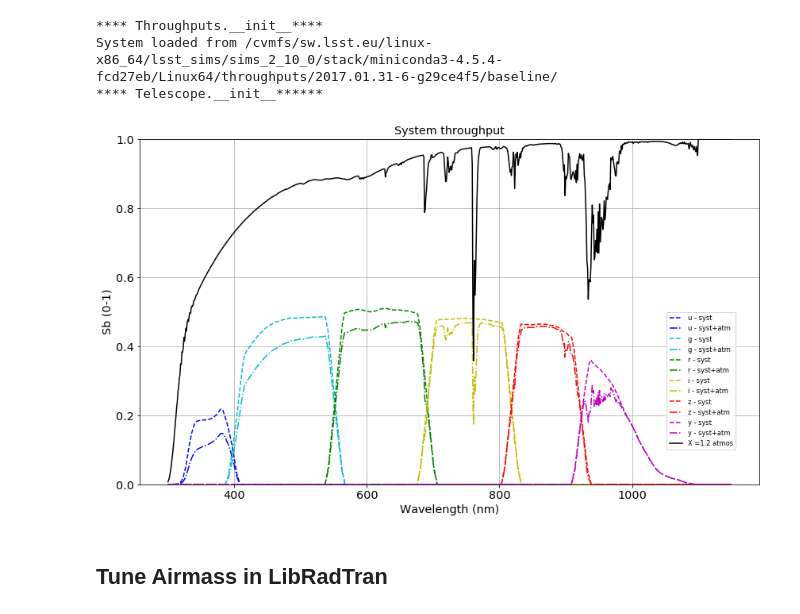
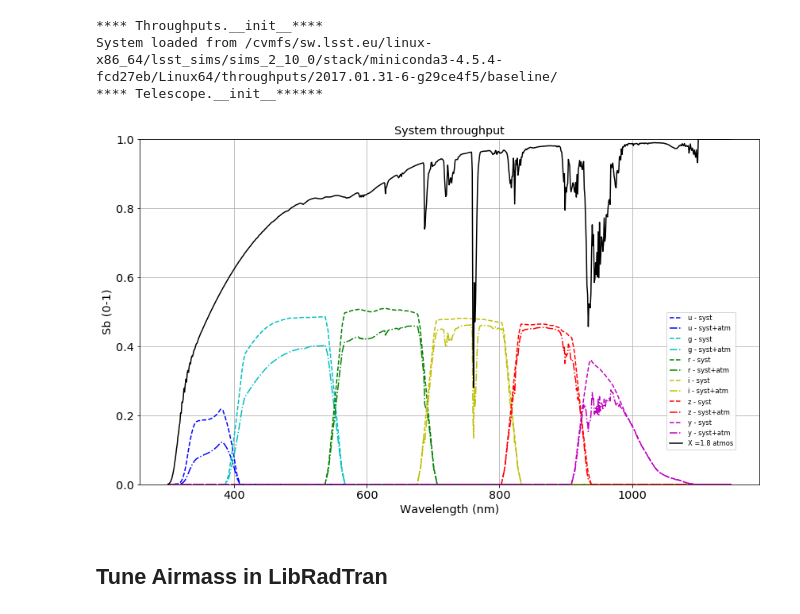
Before and after one commit to LSSTDESC/ModtranLibRadTranComp, a Jupyter notebook: CompareMTRTAtmosphericMagnitudes_o2_zscan.ipynb, the cells around one changed output. Cells and saved outputs as stored; diff of their text form; code cells hidden in the pictures.

Commit message:
update plots on z vs z

```diff
--- a/CompareMTRTAtmosphericMagnitudes_o2_zscan.ipynb
+++ b/CompareMTRTAtmosphericMagnitudes_o2_zscan.ipynb
@@ -231,7 +231,7 @@ all_airmasses
 # %% [markdown]
 # Select One Airmass for Modtran and One Filter where to do the Comparison
 # %%
-idx_am_sel=2
+idx_am_sel=7
 # %%
-am=all_airmasses[idx_am_sel]
+am_mt=all_airmasses[idx_am_sel]
 # %%
@@ -258,10 +258,10 @@ tel_mt=Telescope()
 System loaded from /cvmfs/sw.lsst.eu/linux-x86_64/lsst_sims/sims_2_10_0/stack/miniconda3-4.5.4-fcd27eb/Linux64/throughputs/2017.01.31-6-g29ce4f5/baseline/
 **** Telescope.__init__******
 # %%
-tel_mt.Set_Atmosphere(am,wl,tr)
+tel_mt.Set_Atmosphere(am_mt,wl,tr)
 tel_mt.Plot_Throughputs()
 # %% [output]
-[figure, old version]
+[figure, new version]
 # %% [markdown]
 ## Tune Airmass in LibRadTran
 # %%
```
Also changed, not shown: parts of 5 cells of this notebook, 1 other file.
